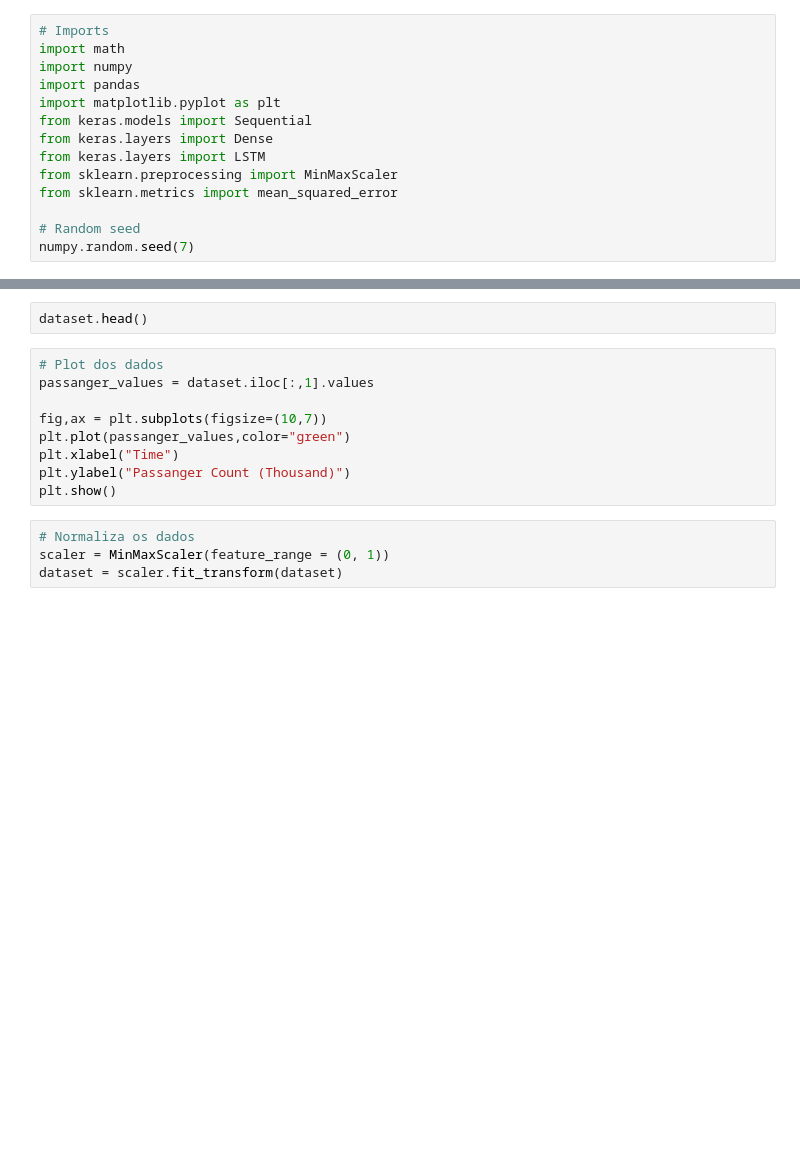
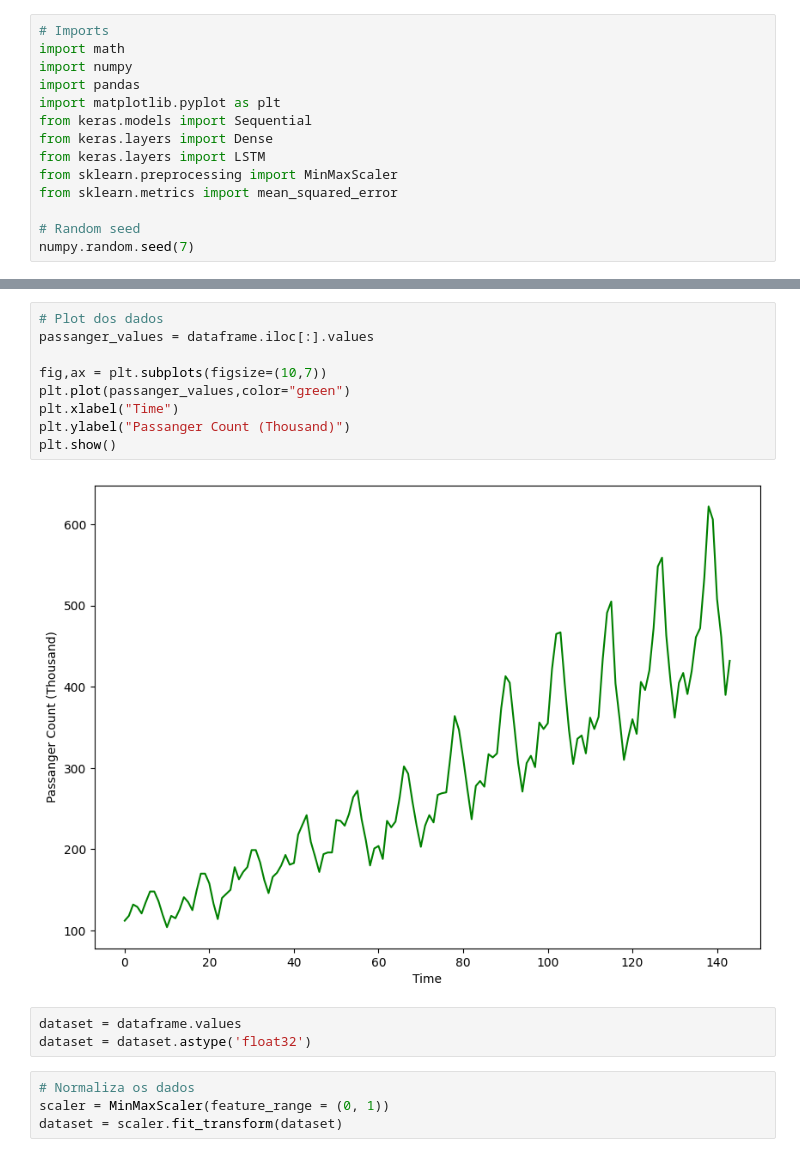
Before and after one commit to FIAPON/fiap-deep-learning, a Jupyter notebook: RNNS/LSTM-passagers.ipynb, the cells around one changed output, grey strips where cells are left out. Cells and saved outputs as stored; diff of their text form; blank space fills up the shorter version.

```diff
--- a/RNNS/LSTM-passagers.ipynb
+++ b/RNNS/LSTM-passagers.ipynb
@@ -26,14 +47,17 @@ dataset = dataset.astype('float32')
-# %%
-dataset.head()
 # %%
 # Plot dos dados
-passanger_values = dataset.iloc[:,1].values
+passanger_values = dataframe.iloc[:].values
 
 fig,ax = plt.subplots(figsize=(10,7))
 plt.plot(passanger_values,color="green")
 plt.xlabel("Time")
 plt.ylabel("Passanger Count (Thousand)")
 plt.show()
+# %% [output]
+[figure, added]
+# %%
+dataset = dataframe.values
+dataset = dataset.astype('float32')
 # %%
 # Normaliza os dados
 scaler = MinMaxScaler(feature_range = (0, 1))
```
Also changed, not shown: parts of 9 cells of this notebook.
